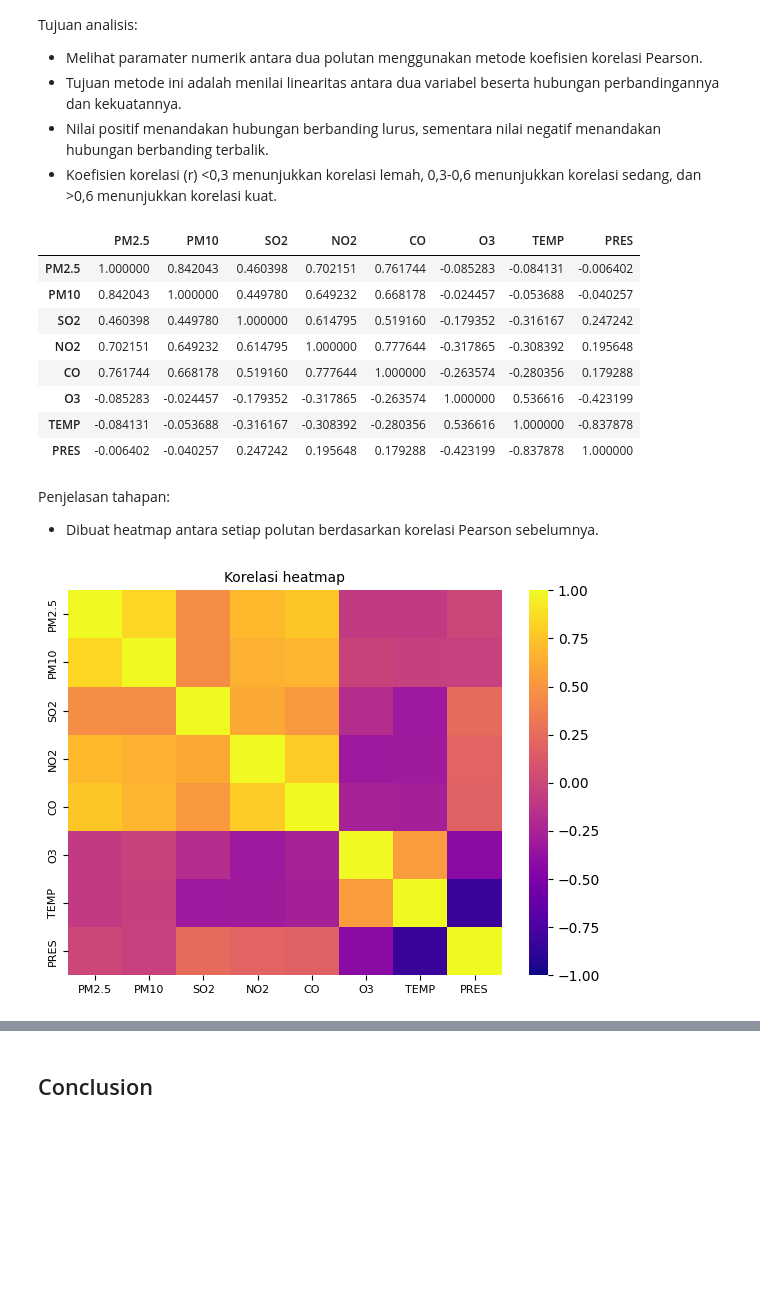
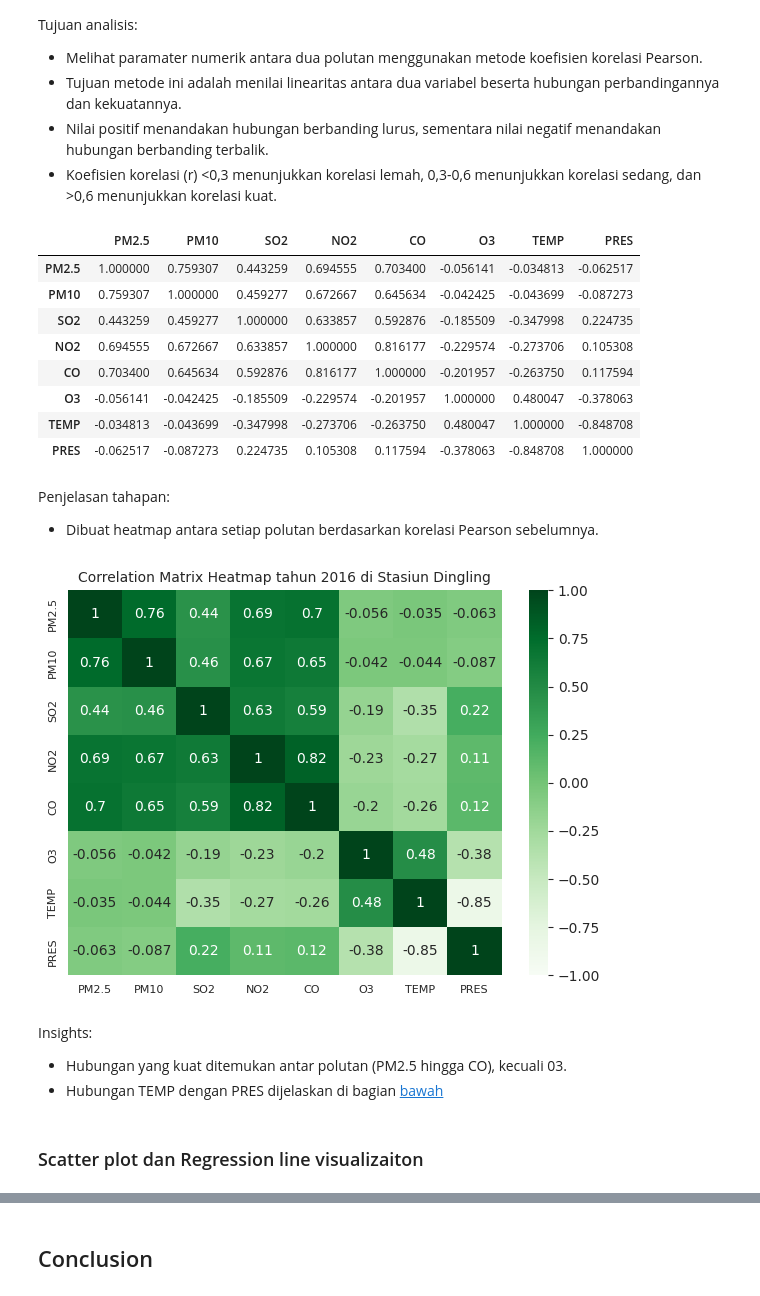
Before and after one commit to stelleguy/umi_asanagi, a Jupyter notebook: proyek_analisis_data.ipynb, the cells around one changed output, grey strips where cells are left out. Cells and saved outputs as stored; diff of their text form; code cells hidden in the pictures; blank space fills up the shorter version.

```diff
--- a/proyek_analisis_data.ipynb
+++ b/proyek_analisis_data.ipynb
@@ -231,0 +246,2 @@ dtype: int64
+# %%
+ding_2016_df = ding_df[ding_df["year"] == 2016]
@@ -256,0 +298,7 @@ air_pol
+# %%
+sns.set_style("whitegrid")
+plt.bar(height=air_pol["PM2.5"], x=months, color='green')
+plt.xlabel("Bulan")
+plt.ylabel("Rerata PM2.5")
+plt.title("Rerata PM2.5 setiap bulannya pada tahun 2016 di Stasiun Dingling")
+plt.show()
@@ -308,3 +653,9 @@ wind
 # %% [markdown]
 Penjelasan tahapan:
 - Dilakukan grouping/merging menjadi variabel winddir dari database untuk parameter WD yang merupakan data kategorik, lalu dihitung modusnya setiap bulan, dan mengambil tahun 2016 dan dipisahkan setiap bulannya.
+# %%
+ding_2016_df["arah"] = ding_2016_df['wd']
+sns.countplot(x="arah", data = ding_2016_df)
+plt.xticks(rotation=45)
+plt.ylabel('jumlah')
+plt.title('Distribusi arah mata angin pada tahun 2016 di stasiun Dingling')
@@ -613,28 +1090,33 @@ Tujuan analisis:
 - Nilai positif menandakan hubungan berbanding lurus, sementara nilai negatif menandakan hubungan berbanding terbalik.
 - Koefisien korelasi (r) <0,3 menunjukkan korelasi lemah, 0,3-0,6 menunjukkan korelasi sedang, dan >0,6 menunjukkan korelasi kuat.
 # %%
-corr_df = ding_df[['PM2.5', 'PM10', 'SO2', 'NO2', 'CO', 'O3', 'TEMP', 'PRES']].copy()
+corr_df = ding_2016_df[['PM2.5', 'PM10', 'SO2', 'NO2', 'CO', 'O3', 'TEMP', 'PRES']].copy()
 corr_df = corr_df.corr(method="pearson")
 corr_df
 # %% [output]
 |  | PM2.5 | PM10 | SO2 | NO2 | CO | O3 | TEMP | PRES |
-| PM2.5 | 1.000000 | 0.842043 | 0.460398 | 0.702151 | 0.761744 | -0.085283 | -0.084131 | -0.006402 |
-| PM10 | 0.842043 | 1.000000 | 0.449780 | 0.649232 | 0.668178 | -0.024457 | -0.053688 | -0.040257 |
-| SO2 | 0.460398 | 0.449780 | 1.000000 | 0.614795 | 0.519160 | -0.179352 | -0.316167 | 0.247242 |
-| NO2 | 0.702151 | 0.649232 | 0.614795 | 1.000000 | 0.777644 | -0.317865 | -0.308392 | 0.195648 |
-| CO | 0.761744 | 0.668178 | 0.519160 | 0.777644 | 1.000000 | -0.263574 | -0.280356 | 0.179288 |
-| O3 | -0.085283 | -0.024457 | -0.179352 | -0.317865 | -0.263574 | 1.000000 | 0.536616 | -0.423199 |
-| TEMP | -0.084131 | -0.053688 | -0.316167 | -0.308392 | -0.280356 | 0.536616 | 1.000000 | -0.837878 |
-| PRES | -0.006402 | -0.040257 | 0.247242 | 0.195648 | 0.179288 | -0.423199 | -0.837878 | 1.000000 |
+| PM2.5 | 1.000000 | 0.759307 | 0.443259 | 0.694555 | 0.703400 | -0.056141 | -0.034813 | -0.062517 |
+| PM10 | 0.759307 | 1.000000 | 0.459277 | 0.672667 | 0.645634 | -0.042425 | -0.043699 | -0.087273 |
+| SO2 | 0.443259 | 0.459277 | 1.000000 | 0.633857 | 0.592876 | -0.185509 | -0.347998 | 0.224735 |
+| NO2 | 0.694555 | 0.672667 | 0.633857 | 1.000000 | 0.816177 | -0.229574 | -0.273706 | 0.105308 |
+| CO | 0.703400 | 0.645634 | 0.592876 | 0.816177 | 1.000000 | -0.201957 | -0.263750 | 0.117594 |
+| O3 | -0.056141 | -0.042425 | -0.185509 | -0.229574 | -0.201957 | 1.000000 | 0.480047 | -0.378063 |
+| TEMP | -0.034813 | -0.043699 | -0.347998 | -0.273706 | -0.263750 | 0.480047 | 1.000000 | -0.848708 |
+| PRES | -0.062517 | -0.087273 | 0.224735 | 0.105308 | 0.117594 | -0.378063 | -0.848708 | 1.000000 |
 # %% [markdown]
 Penjelasan tahapan:
 - Dibuat heatmap antara setiap polutan berdasarkan korelasi Pearson sebelumnya.
 # %%
 fig, ax = plt.subplots(figsize=(7, 5))
-sns.heatmap(corr_df, vmax = 1, vmin = -1, center = 0, cmap='plasma')
+sns.heatmap(corr_df, vmax = 1, vmin = -1, center = 0, cmap='Greens', annot=True)
 ax.tick_params(labelsize = 8)
-ax.set_title("Korelasi heatmap", loc="center", fontsize=10)
-
+ax.set_title("Correlation Matrix Heatmap tahun 2016 di Stasiun Dingling", loc="center", fontsize=10)
 plt.show()
 # %% [output]
-[figure, old version]
+[figure, new version]
+# %% [markdown]
+Insights:
+- Hubungan yang kuat ditemukan antar polutan (PM2.5 hingga CO), kecuali 03.
+- Hubungan TEMP dengan PRES dijelaskan di bagian [bawah](#scrollTo=ynUL8ABBhv61)
+# %% [markdown]
+### Scatter plot dan Regression line visualizaiton
```
Also changed, not shown: parts of 107 cells of this notebook, 4 other files.
